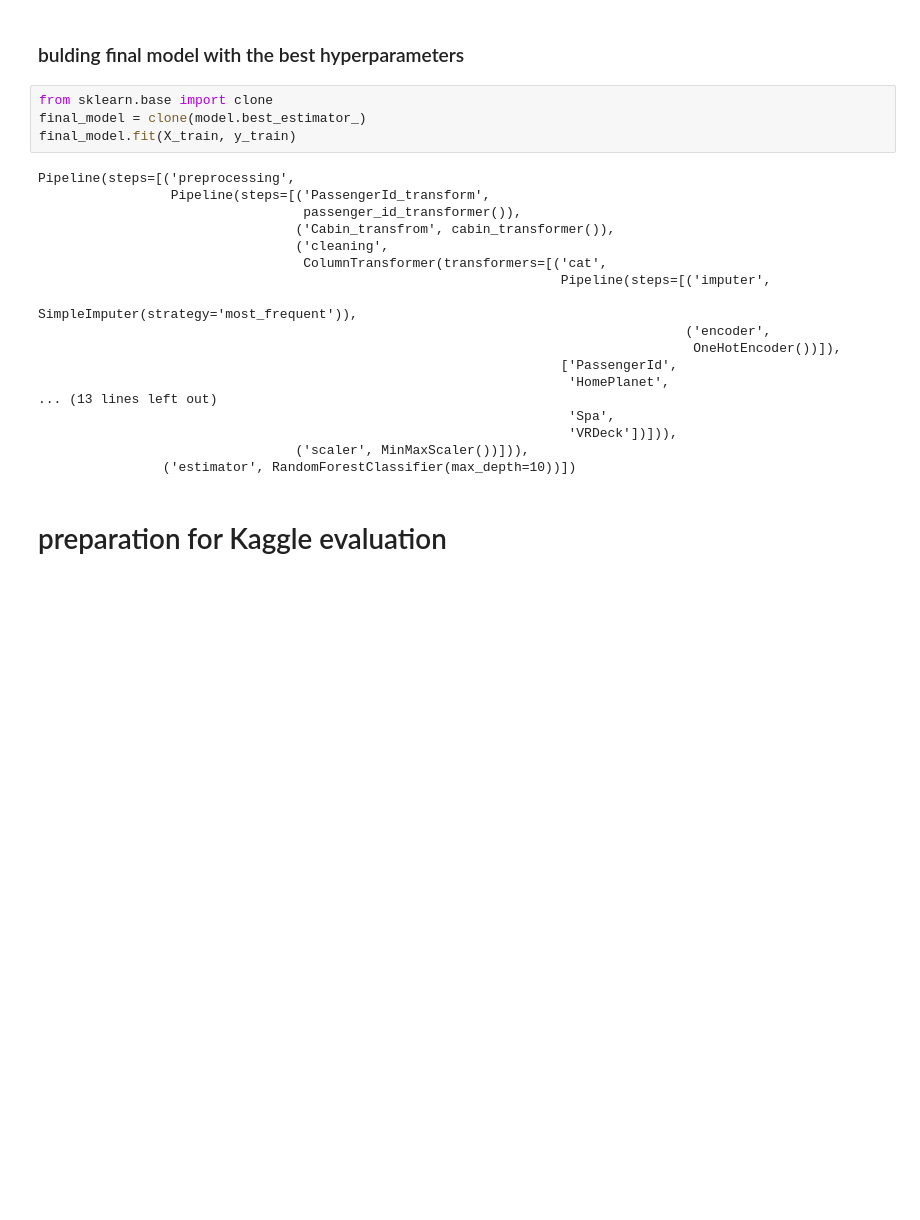
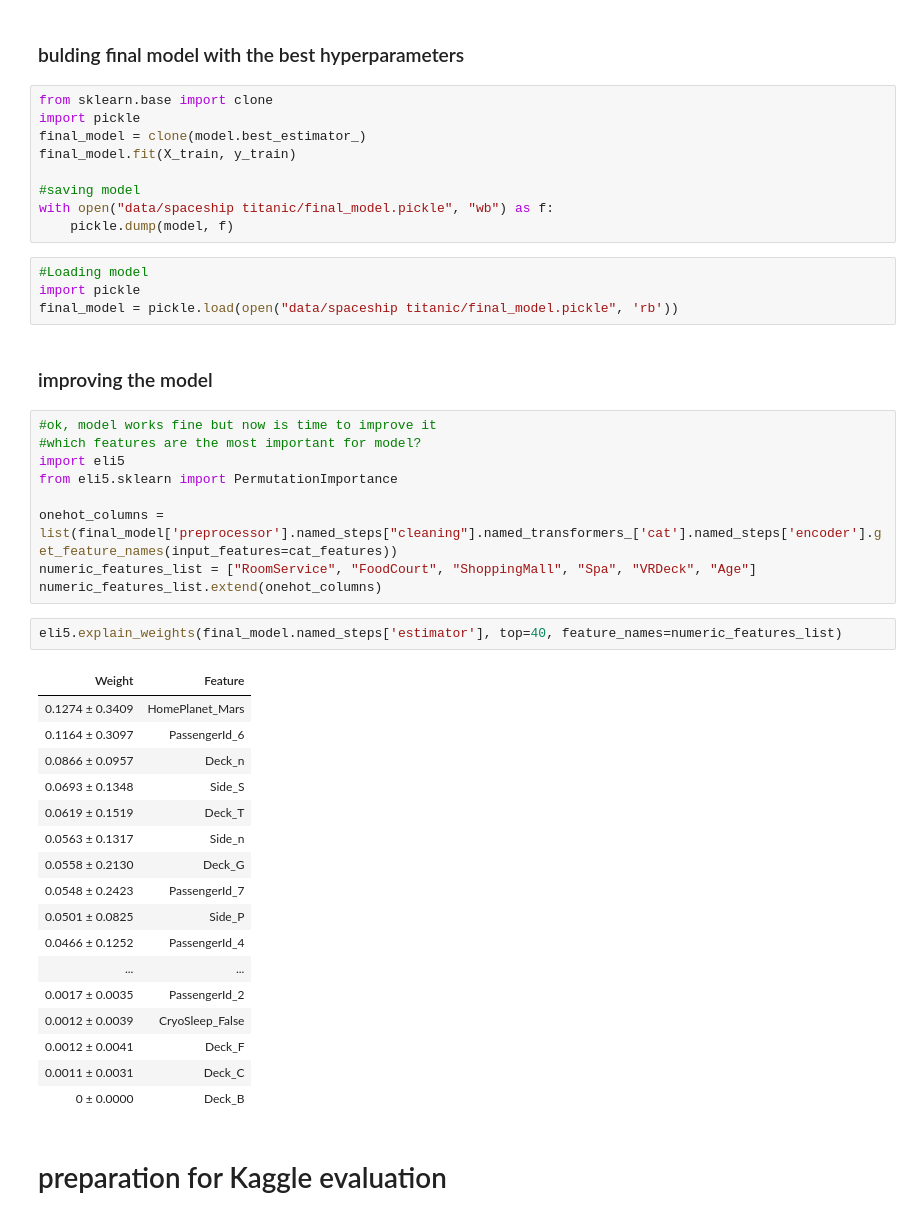
Before and after one commit to Chemafiz/My-Portfolio, a Jupyter notebook: spaceship_titanic.ipynb, the cells around one changed output. Cells and saved outputs as stored; diff of their text form; blank space fills up the shorter version.

Commit message:
added feature importances

```diff
--- a/spaceship_titanic.ipynb
+++ b/spaceship_titanic.ipynb
@@ -369,26 +369,48 @@ best accuracy:  0.796%
 ### bulding final model with the best hyperparameters
 # %%
 from sklearn.base import clone
+import pickle
 final_model = clone(model.best_estimator_)
 final_model.fit(X_train, y_train)
+
+#saving model
+with open("data/spaceship titanic/final_model.pickle", "wb") as f:
+    pickle.dump(model, f)
-# %% [output]
-Pipeline(steps=[('preprocessing',
-                 Pipeline(steps=[('PassengerId_transform',
-                                  passenger_id_transformer()),
-                                 ('Cabin_transfrom', cabin_transformer()),
-                                 ('cleaning',
-                                  ColumnTransformer(transformers=[('cat',
-                                                                   Pipeline(steps=[('imputer',
-                                                                                    SimpleImputer(strategy='most_frequent')),
-                                                                                   ('encoder',
-                                                                                    OneHotEncoder())]),
-                                                                   ['PassengerId',
-                                                                    'HomePlanet',
-... (13 lines left out)
-                                                                    'Spa',
-                                                                    'VRDeck'])])),
-                                 ('scaler', MinMaxScaler())])),
-                ('estimator', RandomForestClassifier(max_depth=10))])
+# %%
+#Loading model
+import pickle
+final_model = pickle.load(open("data/spaceship titanic/final_model.pickle", 'rb'))
+# %% [markdown]
+### improving the model
+# %%
+#ok, model works fine but now is time to improve it
+#which features are the most important for model?
+import eli5
+from eli5.sklearn import PermutationImportance
+
+onehot_columns = list(final_model['preprocessor'].named_steps["cleaning"].named_transformers_['cat'].named_steps['encoder'].get_feature_names(input_features=cat_features))
+numeric_features_list = ["RoomService", "FoodCourt", "ShoppingMall", "Spa", "VRDeck", "Age"]
+numeric_features_list.extend(onehot_columns)
+# %%
+eli5.explain_weights(final_model.named_steps['estimator'], top=40, feature_names=numeric_features_list)
+# %% [output]
+| Weight | Feature |
+| 0.1274 ± 0.3409 | HomePlanet_Mars |
+| 0.1164 ± 0.3097 | PassengerId_6 |
+| 0.0866 ± 0.0957 | Deck_n |
+| 0.0693 ± 0.1348 | Side_S |
+| 0.0619 ± 0.1519 | Deck_T |
+| 0.0563 ± 0.1317 | Side_n |
+| 0.0558 ± 0.2130 | Deck_G |
+| 0.0548 ± 0.2423 | PassengerId_7 |
+| 0.0501 ± 0.0825 | Side_P |
+| 0.0466 ± 0.1252 | PassengerId_4 |
+| ... | ... |
+| 0.0017 ± 0.0035 | PassengerId_2 |
+| 0.0012 ± 0.0039 | CryoSleep_False |
+| 0.0012 ± 0.0041 | Deck_F |
+| 0.0011 ± 0.0031 | Deck_C |
+| 0 ± 0.0000 | Deck_B |
 # %% [markdown]
 # preparation for Kaggle evaluation
 # %%
```
Also changed, not shown: parts of 10 cells of this notebook, 2 other files.
